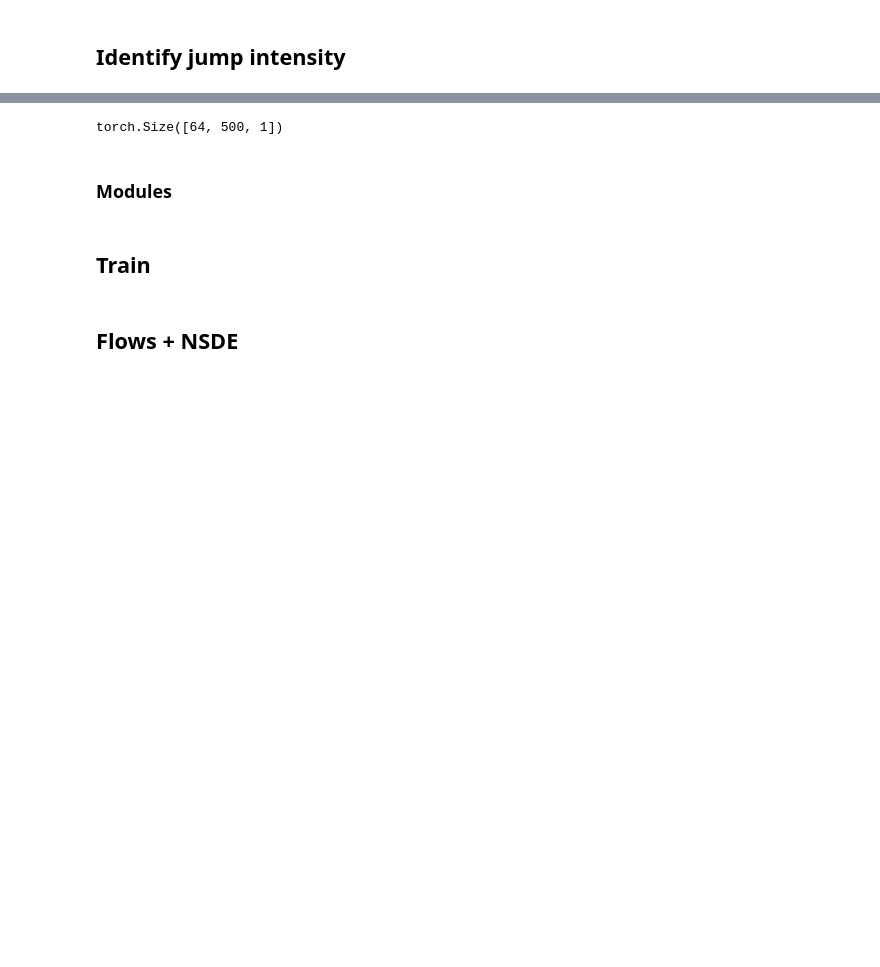
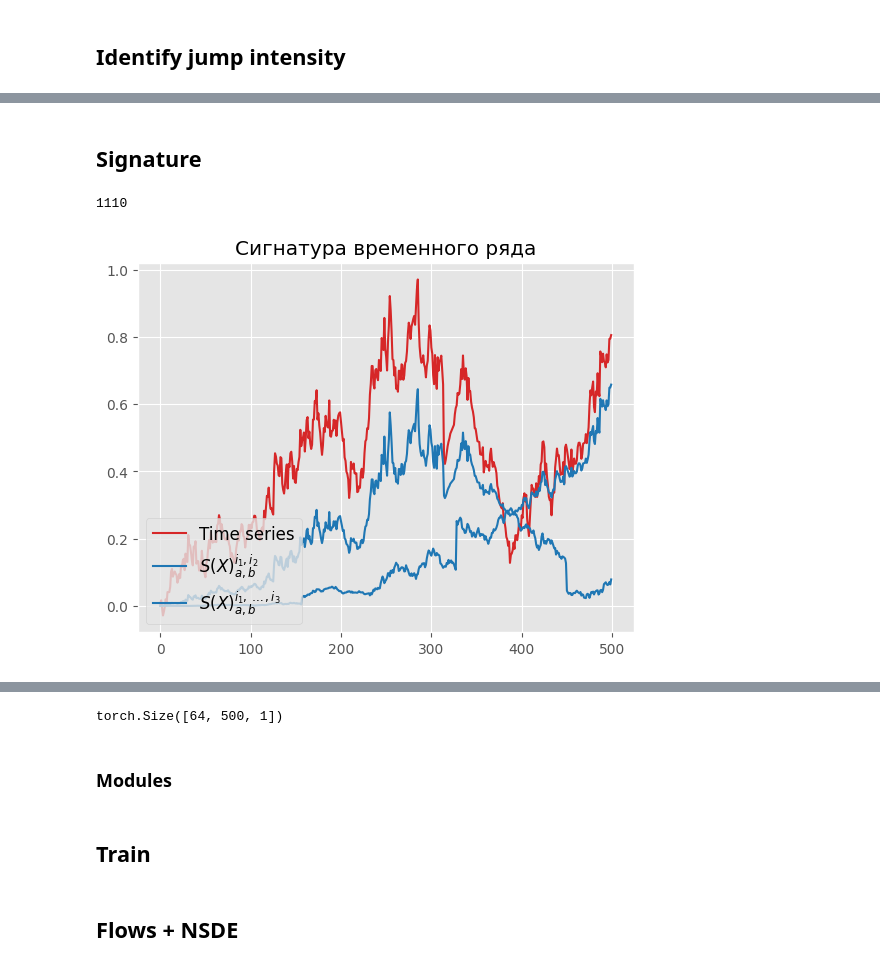
Before and after one commit to kirillzx/JDFlow, a Jupyter notebook: generator_main.ipynb, the cells around one changed output, grey strips where cells are left out. Cells and saved outputs as stored; diff of their text form; code cells hidden in the pictures; blank space fills up the shorter version.

```diff
--- a/generator_main.ipynb
+++ b/generator_main.ipynb
@@ -356,0 +360,2 @@ xiP0 = opt_params[-1]
+# %% [markdown]
+## Signature
@@ -356,0 +397,3 @@ xiP0 = opt_params[-1]
+# %%
+t, X_t, X_prime_t, signature_traj, signature_terms = compute_path_signature(data_tensor, level_threshold=3)
+signature = signature_set(signature_traj)[1:]
@@ -356,0 +403,16 @@ xiP0 = opt_params[-1]
+# %%
+sig_dim
+# %% [output]
+1110
+# %%
+plt.plot(signature_traj[1][0], color='tab:red', label='Time series')
+plt.plot(signature_traj[2][0], color='tab:blue', label='$S(X)_{a,b}^{i_1,i_2}$')
+plt.plot(signature_traj[3][2], color='tab:blue', label='$S(X)_{a,b}^{i_1,\dots,i_3}$')
+# plt.plot(signature_traj[6][0], color='tab:blue', label='$S(X)_{a,b}^{i_1,\dots,i_6}$')
+# plt.plot(signature_traj[9][0], color='tab:blue', label='$S(X)_{a,b}^{i_1,\dots,i_9}$')
+
+plt.legend(fontsize=12, loc=3)
+plt.title('Сигнатура временного ряда')
+plt.show()
+# %% [output]
+[figure, added]
```
Also changed, not shown: parts of 31 cells of this notebook.
